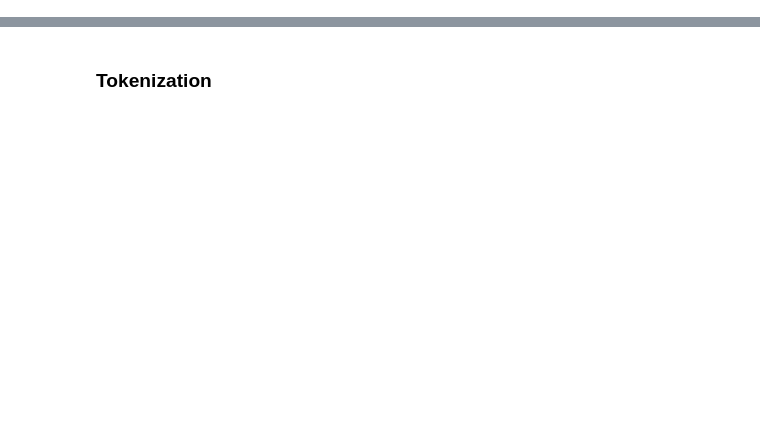
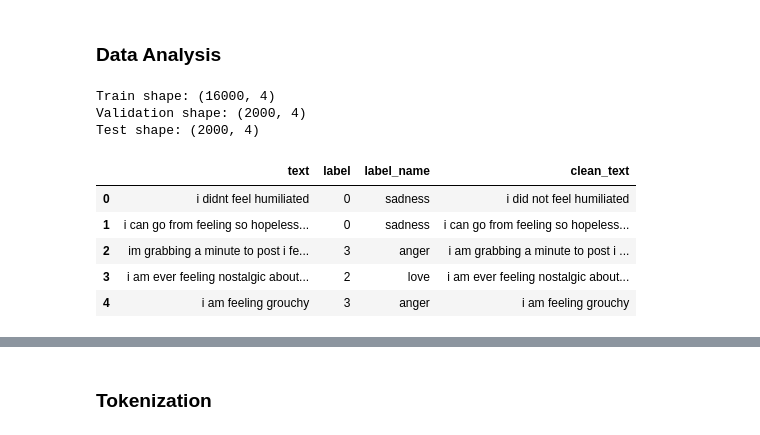
Before and after one commit to devpatel0005/Sentira-AI, a Jupyter notebook: Emotion_detection.ipynb, the cells around one changed output, grey strips where cells are left out. Cells and saved outputs as stored; diff of their text form; code cells hidden in the pictures; blank space fills up the shorter version.

```diff
--- a/Emotion_detection.ipynb
+++ b/Emotion_detection.ipynb
@@ -117,0 +60,23 @@ Notes:
+# %% [markdown]
+### Data Analysis
+# %%
+import pandas as pd
+import numpy as np
+import matplotlib.pyplot as plt
+import re
+
+print('Train shape:', (len(dataset['train']), len(dataset['train'].column_names)))
+print('Validation shape:', (len(dataset['validation']), len(dataset['validation'].column_names)))
+print('Test shape:', (len(dataset['test']), len(dataset['test'].column_names)))
+
+pd.DataFrame(dataset['train'][:5])
+# %% [output]
+Train shape: (16000, 4)
+Validation shape: (2000, 4)
+Test shape: (2000, 4)
+|  | text | label | label_name | clean_text |
+| 0 | i didnt feel humiliated | 0 | sadness | i did not feel humiliated |
+| 1 | i can go from feeling so hopeless... | 0 | sadness | i can go from feeling so hopeless... |
+| 2 | im grabbing a minute to post i fe... | 3 | anger | i am grabbing a minute to post i ... |
+| 3 | i am ever feeling nostalgic about... | 2 | love | i am ever feeling nostalgic about... |
+| 4 | i am feeling grouchy | 3 | anger | i am feeling grouchy |
```
Also changed, not shown: parts of 42 cells of this notebook.
